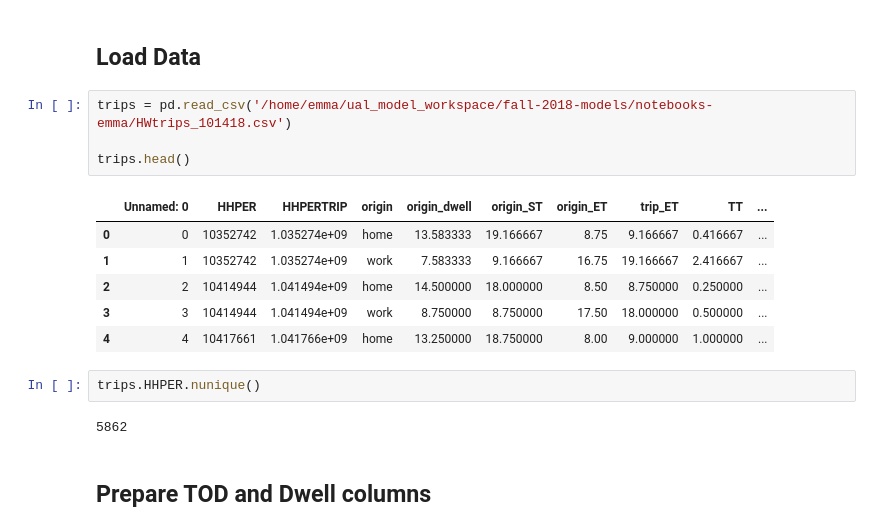
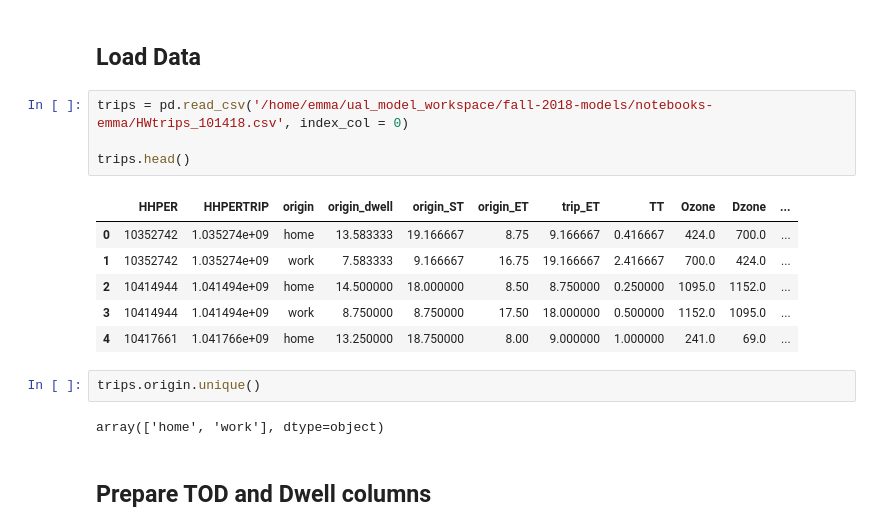
Before and after one commit to ual/activitysynth, a Jupyter notebook: activitysynth/notebooks/notebooks-juan/Work_Mode_Choice_Estimation_050119.ipynb, the cells around one changed output. Drawn from its saved outputs; the diff is of its cells as text.

```diff
--- a/activitysynth/notebooks/notebooks-juan/Work_Mode_Choice_Estimation_050119.ipynb
+++ b/activitysynth/notebooks/notebooks-juan/Work_Mode_Choice_Estimation_050119.ipynb
@@ -43,20 +43,20 @@ import seaborn as sns
 # %% [markdown]
 ## Load Data
 # %%
-trips = pd.read_csv('/home/emma/ual_model_workspace/fall-2018-models/notebooks-emma/HWtrips_101418.csv')
+trips = pd.read_csv('/home/emma/ual_model_workspace/fall-2018-models/notebooks-emma/HWtrips_101418.csv', index_col = 0)
 
 trips.head()
 # %% [output]
-|  | Unnamed: 0 | HHPER | HHPERTRIP | origin | origin_dwell | origin_ST | origin_ET | trip_ET | TT | ... |
-| 0 | 0 | 10352742 | 1.035274e+09 | home | 13.583333 | 19.166667 | 8.75 | 9.166667 | 0.416667 | ... |
-| 1 | 1 | 10352742 | 1.035274e+09 | work | 7.583333 | 9.166667 | 16.75 | 19.166667 | 2.416667 | ... |
-| 2 | 2 | 10414944 | 1.041494e+09 | home | 14.500000 | 18.000000 | 8.50 | 8.750000 | 0.250000 | ... |
-| 3 | 3 | 10414944 | 1.041494e+09 | work | 8.750000 | 8.750000 | 17.50 | 18.000000 | 0.500000 | ... |
-| 4 | 4 | 10417661 | 1.041766e+09 | home | 13.250000 | 18.750000 | 8.00 | 9.000000 | 1.000000 | ... |
+|  | HHPER | HHPERTRIP | origin | origin_dwell | origin_ST | origin_ET | trip_ET | TT | Ozone | Dzone | ... |
+| 0 | 10352742 | 1.035274e+09 | home | 13.583333 | 19.166667 | 8.75 | 9.166667 | 0.416667 | 424.0 | 700.0 | ... |
+| 1 | 10352742 | 1.035274e+09 | work | 7.583333 | 9.166667 | 16.75 | 19.166667 | 2.416667 | 700.0 | 424.0 | ... |
+| 2 | 10414944 | 1.041494e+09 | home | 14.500000 | 18.000000 | 8.50 | 8.750000 | 0.250000 | 1095.0 | 1152.0 | ... |
+| 3 | 10414944 | 1.041494e+09 | work | 8.750000 | 8.750000 | 17.50 | 18.000000 | 0.500000 | 1152.0 | 1095.0 | ... |
+| 4 | 10417661 | 1.041766e+09 | home | 13.250000 | 18.750000 | 8.00 | 9.000000 | 1.000000 | 241.0 | 69.0 | ... |
-# %%
-trips.HHPER.nunique()
-# %% [output]
-5862
+# %%
+trips.origin.unique()
+# %% [output]
+array(['home', 'work'], dtype=object)
 # %% [markdown]
 ## Prepare TOD and Dwell columns
 # %%
```
Also changed, not shown: parts of 33 cells of this notebook, 1 other file.
